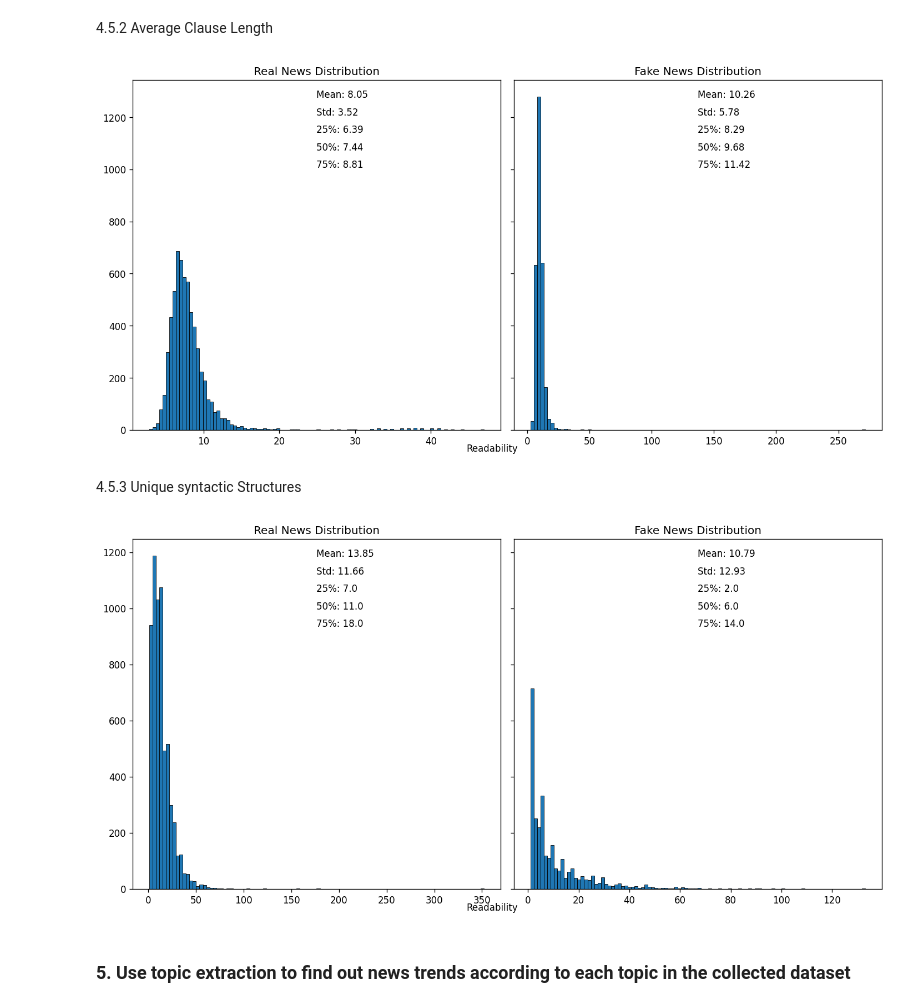
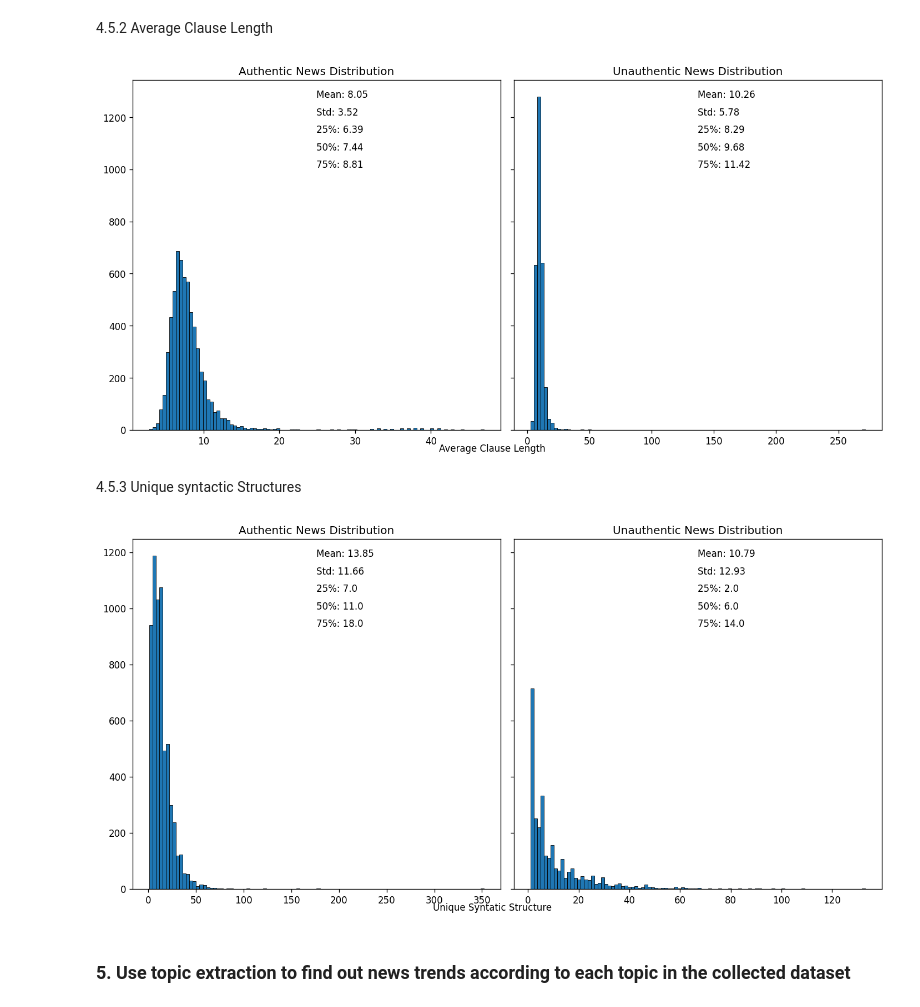
Before and after one commit to DreamyWanderer/Final_Lab, a Jupyter notebook: Source/Visualize/EDA.ipynb, the cells around one changed output. Saved outputs shown, nothing was run; the diff lists cells and outputs as text; code cells hidden in the pictures.

```diff
--- a/Source/Visualize/EDA.ipynb
+++ b/Source/Visualize/EDA.ipynb
@@ -230,11 +189,11 @@ plt.show()
 df_raw = pd.DataFrame()
 df_raw = make_raw_dataframe()
 
-fake_raw_df = df_raw[df_raw['label'] == 1]
-real_raw_df = df_raw[df_raw['label'] == 0]
+unauth_raw_df = df_raw[df_raw['label'] == 1]
+auth_raw_df = df_raw[df_raw['label'] == 0]
 # %%
-fake_doc_syntactic_complexity = [cal_syntactic_complexity(d) for d in fake_raw_df.content if d]
-real_doc_syntatic_complexity = [cal_syntactic_complexity(d) for d in real_raw_df.content if d]
+unauth_doc_syntactic_complexity = [cal_syntactic_complexity(d) for d in unauth_raw_df.content if d]
+auth_doc_syntatic_complexity = [cal_syntactic_complexity(d) for d in auth_raw_df.content if d]
 # %% [markdown]
 4.5.1 Average Sentence Length
 # %%
@@ -284,25 +241,25 @@ real_doc_avg_clause_len = [d['average_clause_length'] for d in real_doc_syntatic
 fig, axes = plt.subplots(1, 2, figsize=(12, 6), dpi=120, sharey=True)
 
 # Real news distribution subplot
-axes[0].text(0.5, 0.95, f'Mean: {round(statistics.mean(real_doc_avg_clause_len), 2)}', transform=axes[0].transAxes)
-axes[0].text(0.5, 0.90, f'Std: {round(statistics.stdev(real_doc_avg_clause_len), 2)}', transform=axes[0].transAxes)
-axes[0].text(0.5, 0.85, f'25%: {round(statistics.quantiles(real_doc_avg_clause_len)[0], 2)}', transform=axes[0].transAxes)
-axes[0].text(0.5, 0.80, f'50%: {round(statistics.quantiles(real_doc_avg_clause_len)[1], 2)}', transform=axes[0].transAxes)
-axes[0].text(0.5, 0.75, f'75%: {round(statistics.quantiles(real_doc_avg_clause_len)[2], 2)}', transform=axes[0].transAxes)
-axes[0].hist(real_doc_avg_clause_len, bins=100, edgecolor='black', linewidth=0.5)
-axes[0].set_title("Real News Distribution")
+axes[0].text(0.5, 0.95, f'Mean: {round(statistics.mean(auth_doc_avg_clause_len), 2)}', transform=axes[0].transAxes)
+axes[0].text(0.5, 0.90, f'Std: {round(statistics.stdev(auth_doc_avg_clause_len), 2)}', transform=axes[0].transAxes)
+axes[0].text(0.5, 0.85, f'25%: {round(statistics.quantiles(auth_doc_avg_clause_len)[0], 2)}', transform=axes[0].transAxes)
+axes[0].text(0.5, 0.80, f'50%: {round(statistics.quantiles(auth_doc_avg_clause_len)[1], 2)}', transform=axes[0].transAxes)
+axes[0].text(0.5, 0.75, f'75%: {round(statistics.quantiles(auth_doc_avg_clause_len)[2], 2)}', transform=axes[0].transAxes)
+axes[0].hist(auth_doc_avg_clause_len, bins=100, edgecolor='black', linewidth=0.5)
+axes[0].set_title("Authentic News Distribution")
 
 # Fake news distribution subplot
-axes[1].text(0.5, 0.95, f'Mean: {round(statistics.mean(fake_doc_avg_clause_len), 2)}', transform=axes[1].transAxes)
-axes[1].text(0.5, 0.90, f'Std: {round(statistics.stdev(fake_doc_avg_clause_len), 2)}', transform=axes[1].transAxes)
-axes[1].text(0.5, 0.85, f'25%: {round(statistics.quantiles(fake_doc_avg_clause_len)[0], 2)}', transform=axes[1].transAxes)
-axes[1].text(0.5, 0.80, f'50%: {round(statistics.quantiles(fake_doc_avg_clause_len)[1], 2)}', transform=axes[1].transAxes)
-axes[1].text(0.5, 0.75, f'75%: {round(statistics.quantiles(fake_doc_avg_clause_len)[2], 2)}', transform=axes[1].transAxes)
-axes[1].hist(fake_doc_avg_clause_len, bins=100, edgecolor='black', linewidth=0.5)
-axes[1].set_title("Fake News Distribution")
+axes[1].text(0.5, 0.95, f'Mean: {round(statistics.mean(unauth_doc_avg_clause_len), 2)}', transform=axes[1].transAxes)
+axes[1].text(0.5, 0.90, f'Std: {round(statistics.stdev(unauth_doc_avg_clause_len), 2)}', transform=axes[1].transAxes)
+axes[1].text(0.5, 0.85, f'25%: {round(statistics.quantiles(unauth_doc_avg_clause_len)[0], 2)}', transform=axes[1].transAxes)
+axes[1].text(0.5, 0.80, f'50%: {round(statistics.quantiles(unauth_doc_avg_clause_len)[1], 2)}', transform=axes[1].transAxes)
+axes[1].text(0.5, 0.75, f'75%: {round(statistics.quantiles(unauth_doc_avg_clause_len)[2], 2)}', transform=axes[1].transAxes)
+axes[1].hist(unauth_doc_avg_clause_len, bins=100, edgecolor='black', linewidth=0.5)
+axes[1].set_title("Unauthentic News Distribution")
 
 # Set common y-axis label
-fig.text(0.5, 0.02, 'Readability', ha='center', va='center')
+fig.text(0.5, 0.02, 'Average Clause Length', ha='center', va='center')
 
 # Adjust layout
 plt.tight_layout()
@@ -310,45 +267,44 @@ plt.tight_layout()
 # Show the plot
 plt.show()
 # %% [output]
-[figure, old version]
+[figure, new version]
 # %% [markdown]
 4.5.3 Unique syntactic Structures
 # %%
-
-fake_doc_unique_syntactic_structures= [d['unique_syntactic_structures'] for d in fake_doc_syntactic_complexity]
-real_doc_unique_syntactic_structures = [d['unique_syntactic_structures'] for d in real_doc_syntatic_complexity]
+unauth_doc_unique_syntactic_structures= [d['unique_syntactic_structures'] for d in unauth_doc_syntactic_complexity]
+auth_doc_unique_syntactic_structures = [d['unique_syntactic_structures'] for d in auth_doc_syntatic_complexity]
 # %%
 # Create subplots with a reasonable size
 fig, axes = plt.subplots(1, 2, figsize=(12, 6), dpi=120, sharey=True)
 
 # Real news distribution subplot
-axes[0].text(0.5, 0.95, f'Mean: {round(statistics.mean(real_doc_unique_syntactic_structures), 2)}', transform=axes[0].transAxes)
-axes[0].text(0.5, 0.90, f'Std: {round(statistics.stdev(real_doc_unique_syntactic_structures), 2)}', transform=axes[0].transAxes)
-axes[0].text(0.5, 0.85, f'25%: {round(statistics.quantiles(real_doc_unique_syntactic_structures)[0], 2)}', transform=axes[0].transAxes)
-axes[0].text(0.5, 0.80, f'50%: {round(statistics.quantiles(real_doc_unique_syntactic_structures)[1], 2)}', transform=axes[0].transAxes)
-axes[0].text(0.5, 0.75, f'75%: {round(statistics.quantiles(real_doc_unique_syntactic_structures)[2], 2)}', transform=axes[0].transAxes)
-axes[0].hist(real_doc_unique_syntactic_structures, bins=100, edgecolor='black', linewidth=0.5)
-axes[0].set_title("Real News Distribution")
+axes[0].text(0.5, 0.95, f'Mean: {round(statistics.mean(auth_doc_unique_syntactic_structures), 2)}', transform=axes[0].transAxes)
+axes[0].text(0.5, 0.90, f'Std: {round(statistics.stdev(auth_doc_unique_syntactic_structures), 2)}', transform=axes[0].transAxes)
+axes[0].text(0.5, 0.85, f'25%: {round(statistics.quantiles(auth_doc_unique_syntactic_structures)[0], 2)}', transform=axes[0].transAxes)
+axes[0].text(0.5, 0.80, f'50%: {round(statistics.quantiles(auth_doc_unique_syntactic_structures)[1], 2)}', transform=axes[0].transAxes)
+axes[0].text(0.5, 0.75, f'75%: {round(statistics.quantiles(auth_doc_unique_syntactic_structures)[2], 2)}', transform=axes[0].transAxes)
+axes[0].hist(auth_doc_unique_syntactic_structures, bins=100, edgecolor='black', linewidth=0.5)
+axes[0].set_title("Authentic News Distribution")
 
 # Fake news distribution subplot
-axes[1].text(0.5, 0.95, f'Mean: {round(statistics.mean(fake_doc_unique_syntactic_structures), 2)}', transform=axes[1].transAxes)
-axes[1].text(0.5, 0.90, f'Std: {round(statistics.stdev(fake_doc_unique_syntactic_structures), 2)}', transform=axes[1].transAxes)
-axes[1].text(0.5, 0.85, f'25%: {round(statistics.quantiles(fake_doc_unique_syntactic_structures)[0], 2)}', transform=axes[1].transAxes)
-axes[1].text(0.5, 0.80, f'50%: {round(statistics.quantiles(fake_doc_unique_syntactic_structures)[1], 2)}', transform=axes[1].transAxes)
-axes[1].text(0.5, 0.75, f'75%: {round(statistics.quantiles(fake_doc_unique_syntactic_structures)[2], 2)}', transform=axes[1].transAxes)
-axes[1].hist(fake_doc_unique_syntactic_structures, bins=100, edgecolor='black', linewidth=0.5)
-axes[1].set_title("Fake News Distribution")
+axes[1].text(0.5, 0.95, f'Mean: {round(statistics.mean(unauth_doc_unique_syntactic_structures), 2)}', transform=axes[1].transAxes)
+axes[1].text(0.5, 0.90, f'Std: {round(statistics.stdev(unauth_doc_unique_syntactic_structures), 2)}', transform=axes[1].transAxes)
+axes[1].text(0.5, 0.85, f'25%: {round(statistics.quantiles(unauth_doc_unique_syntactic_structures)[0], 2)}', transform=axes[1].transAxes)
+axes[1].text(0.5, 0.80, f'50%: {round(statistics.quantiles(unauth_doc_unique_syntactic_structures)[1], 2)}', transform=axes[1].transAxes)
+axes[1].text(0.5, 0.75, f'75%: {round(statistics.quantiles(unauth_doc_unique_syntactic_structures)[2], 2)}', transform=axes[1].transAxes)
+axes[1].hist(unauth_doc_unique_syntactic_structures, bins=100, edgecolor='black', linewidth=0.5)
+axes[1].set_title("Unauthentic News Distribution")
 
 # Set common y-axis label
-fig.text(0.5, 0.02, 'Readability', ha='center', va='center')
+fig.text(0.5, 0.02, 'Unique Syntatic Structure', ha='center', va='center')
 
 # Adjust layout
 plt.tight_layout()
 
 # Show the plot
 plt.show()
 # %% [output]
-[figure, old version]
+[figure, new version]
 # %% [markdown]
 ### 5. Use topic extraction to find out news trends according to each topic in the collected dataset
 # %% [markdown]
```
Also changed, not shown: parts of 18 cells of this notebook.
